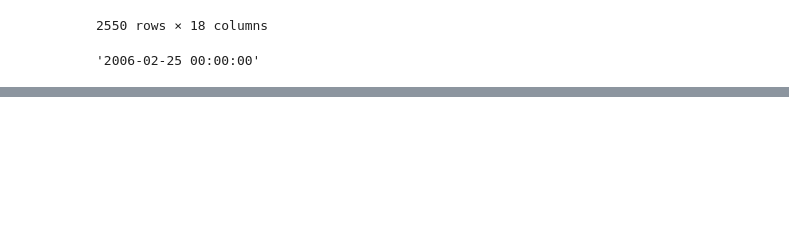
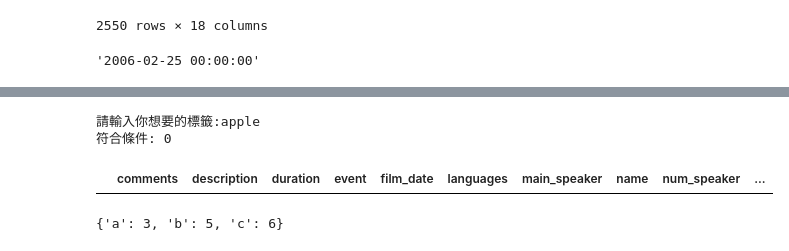
Before and after one commit to Elwing-Chou/cb104, a Jupyter notebook: table.ipynb, the cells around one changed output, grey strips where cells are left out. Saved outputs shown, nothing was run; the diff lists cells and outputs as text; code cells hidden in the pictures; blank space fills up the shorter version.

```diff
--- a/table.ipynb
+++ b/table.ipynb
@@ -182,0 +219,21 @@ df[f]
+# %%
+# **: 組合字典
+def fflow(t, **kwargs):
+    if kwargs["tag"] in eval(t):
+        return True
+    else:
+        return False
+s = input("請輸入你想要的標籤:")
+f = df[ df["tags"].apply(fflow, tag=s) ]
+print("符合條件:", f.shape[0])
+f
+# %% [output]
+請輸入你想要的標籤:apple
+符合條件: 0
+|  | comments | description | duration | event | film_date | languages | main_speaker | name | num_speaker | ... |
+# %%
+def test(t, **kwargs):
+    print(kwargs)
+test(3, a=3, b=5, c=6)
+# %% [output]
+{'a': 3, 'b': 5, 'c': 6}
```
Also changed, not shown: parts of 3 cells of this notebook.
